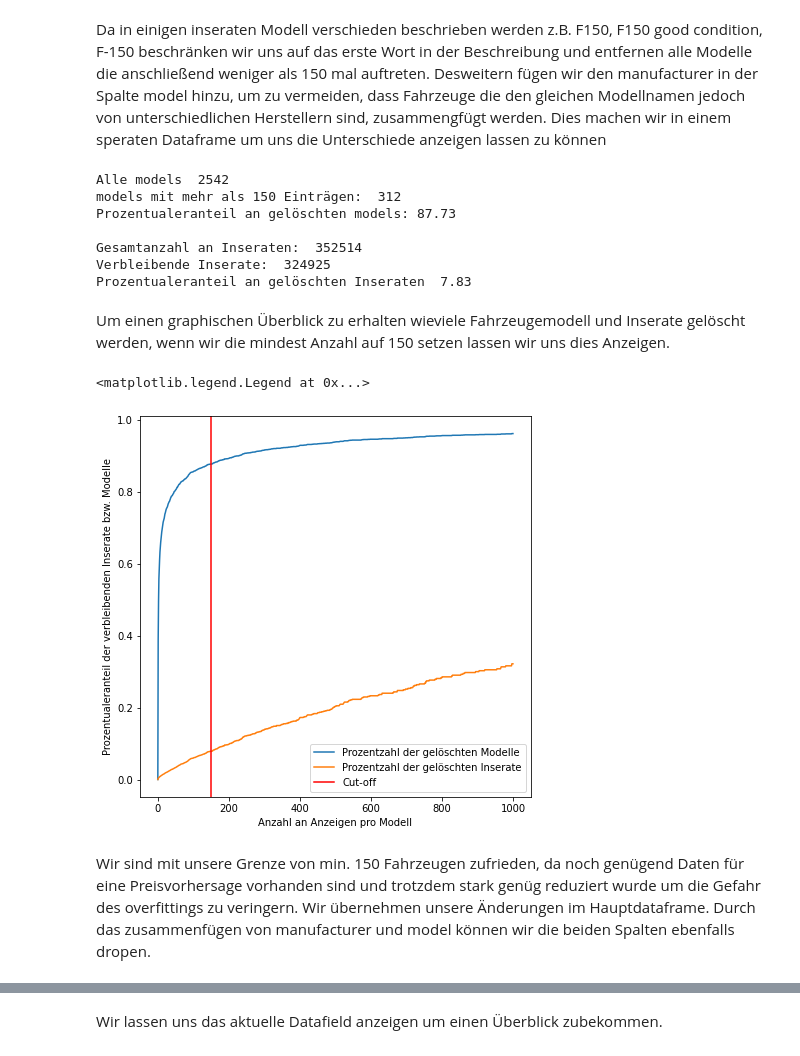
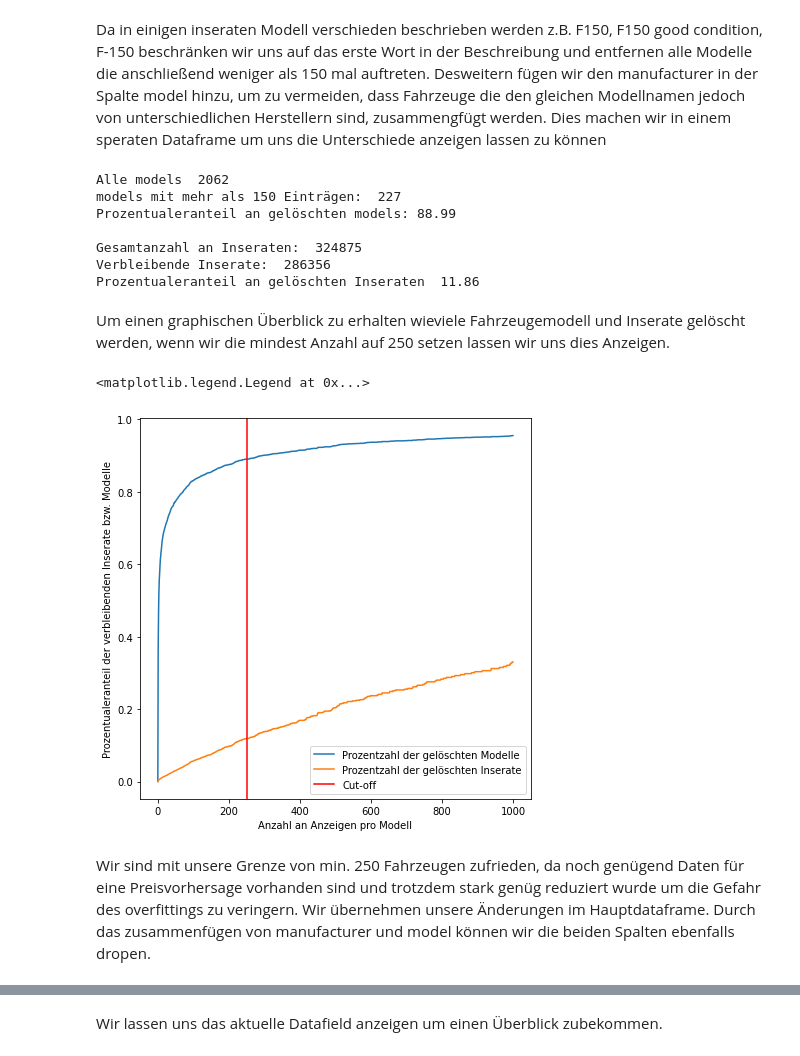
Before and after one commit to Beardlesspeet/KI_ML_Projectarbeit, a Jupyter notebook: Final.ipynb, the cells around one changed output, grey strips where cells are left out. Cells and saved outputs as stored; diff of their text form; code cells hidden in the pictures.

```diff
--- a/Final.ipynb
+++ b/Final.ipynb
@@ -143,7 +135,7 @@ df = df[((df['price'] < 500000) & (df['price'] > 100))]
 # %% [markdown]
 Jetzt lassen wir uns die Fahrzeuginserate anhand der Baujahre und des zugehörigen Preises anzeigen.
 # %%
-starting_year = 1990
+starting_year = 2000
 x = (df.groupby(['year'],as_index = False).count())['year'].tolist()
 y = (df.groupby(['year'],as_index = False).count())['price'].tolist()
 fig = plt.figure(figsize=(10,5))
@@ -162,6 +154,6 @@ Fahrzeuge mit sehr hohen Tachostand (höchsten 1%) können ebenfalls ignoriert w
 # %%
-top1 = np.nanpercentile(df['odometer'], 99)
-df = df[df['odometer'] < top1]
+top5 = np.nanpercentile(df['odometer'], 95)
+df = df[df['odometer'] < top5]
 # %% [markdown]
 Fahrzeuge die keine Angeben in den Spalten fuel, transmission, manufacturer und model können ebenfalls vernächlässigt werden, da diese Angaben hohe Priorität haben.
 # %%
@@ -192,12 +180,12 @@ my_list = [car_model.split()[0] for car_model in model_list]
 my_list = [x.replace(' ', '').replace('-', '').replace('/', '') for x in my_list]
 
 df['car_model'] = my_list
-df['car_model'] = df['manufacturer'] + " " + df['car_model']
+df['car_model'] = df['manufacturer'] + "_" + df['car_model']
 
 new_car_models = (df.groupby(['car_model'], as_index= False).count())[['manufacturer', 'car_model', 'price']]
 new_car_models = new_car_models.rename(columns={'price': 'count'})
-only_common_models = new_car_models[new_car_models['count'] > 150]
-#evtl löschen
+only_common_models = new_car_models[new_car_models['count'] > 250]
+
 print('Alle models ', len(new_car_models['count']))
 print('models mit mehr als 150 Einträgen: ', len(only_common_models['count']))
 print('Prozentualeranteil an gelöschten models:', round((1-len(only_common_models['count'])/len(new_car_models['count'])) * 100, 2))
@@ -206,39 +194,39 @@ print('Gesamtanzahl an Inseraten: ', len(df['price']))
 print('Verbleibende Inserate: ', sum(only_common_models['count']))
 print('Prozentualeranteil an gelöschten Inseraten ', round((1-sum(only_common_models['count'])/len(df['price'])) * 100, 2))
 # %% [output]
-Alle models  2542
-models mit mehr als 150 Einträgen:  312
-Prozentualeranteil an gelöschten models: 87.73
+Alle models  2062
+models mit mehr als 150 Einträgen:  227
+Prozentualeranteil an gelöschten models: 88.99
 
-Gesamtanzahl an Inseraten:  352514
-Verbleibende Inserate:  324925
-Prozentualeranteil an gelöschten Inseraten  7.83
+Gesamtanzahl an Inseraten:  324875
+Verbleibende Inserate:  286356
+Prozentualeranteil an gelöschten Inseraten  11.86
 # %% [markdown]
-Um einen graphischen Überblick zu erhalten wieviele Fahrzeugemodell und Inserate gelöscht werden, wenn wir die mindest Anzahl auf 150 setzen lassen wir uns dies Anzeigen.
+Um einen graphischen Überblick zu erhalten wieviele Fahrzeugemodell und Inserate gelöscht werden, wenn wir die mindest Anzahl auf 250 setzen lassen wir uns dies Anzeigen.
 # %%
 removed_models_list = []
 removed_instances_list = []
 
 for i in range(0,1000):
     only_common_models_v2 = new_car_models[new_car_models['count']>i]
     models_removed = 1-len(only_common_models_v2['count'])/len(new_car_models['count'])
     instances_removed = 1-sum(only_common_models_v2['count'])/len(df['price'])
 
     removed_models_list.append(models_removed)
     removed_instances_list.append(instances_removed)
 
 fig = plt.figure(figsize=(7,7))
 plt.plot(removed_models_list, label = 'Prozentzahl der gelöschten Modelle')
 plt.plot(removed_instances_list, label = 'Prozentzahl der gelöschten Inserate')
-plt.axvline(150 , color = 'red', label = 'Cut-off')
+plt.axvline(250 , color = 'red', label = 'Cut-off')
 plt.ylabel('Prozentualeranteil der verbleibenden Inserate bzw. Modelle')
 plt.xlabel('Anzahl an Anzeigen pro Modell')
 plt.legend()
 # %% [output]
 <matplotlib.legend.Legend at 0x...>
-[figure, old version]
+[figure, new version]
 # %% [markdown]
-Wir sind mit unsere Grenze von min. 150 Fahrzeugen zufrieden, da noch genügend Daten für eine Preisvorhersage vorhanden sind und trotzdem stark genüg reduziert wurde um die Gefahr des overfittings zu veringern.
+Wir sind mit unsere Grenze von min. 250 Fahrzeugen zufrieden, da noch genügend Daten für eine Preisvorhersage vorhanden sind und trotzdem stark genüg reduziert wurde um die Gefahr des overfittings zu veringern.
 Wir übernehmen unsere Änderungen im Hauptdataframe. Durch das zusammenfügen von manufacturer und model können wir die beiden Spalten ebenfalls dropen.
 # %%
 df = df[df['car_model'].isin(only_common_models['car_model'].tolist())]
```
Also changed, not shown: parts of 71 cells of this notebook, 9 other files.
